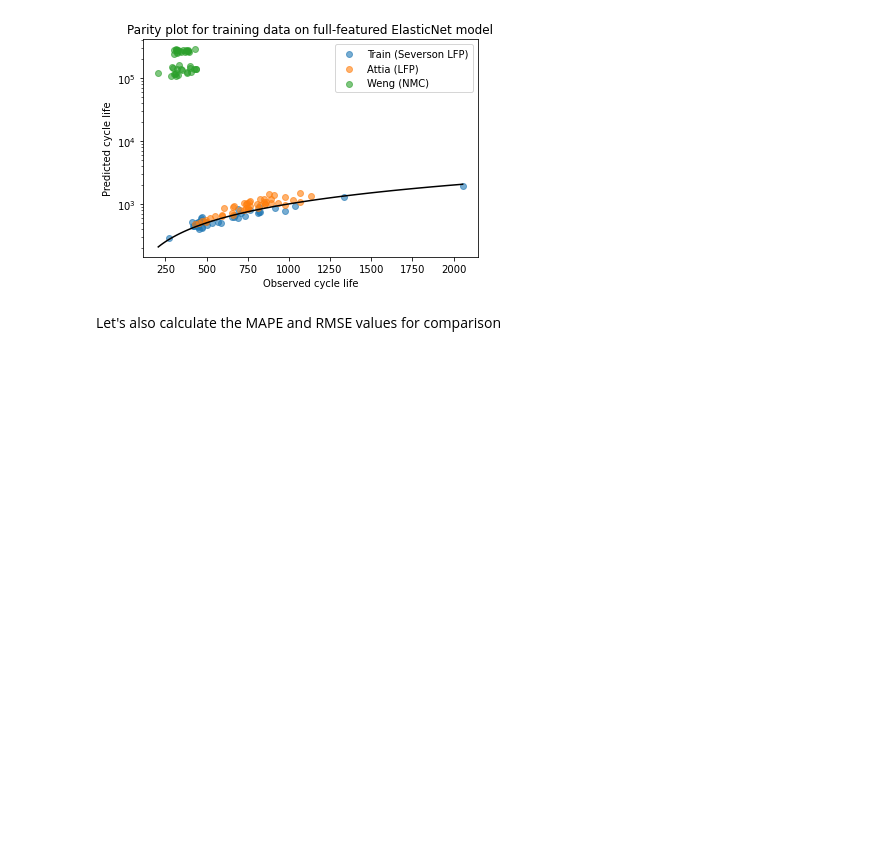
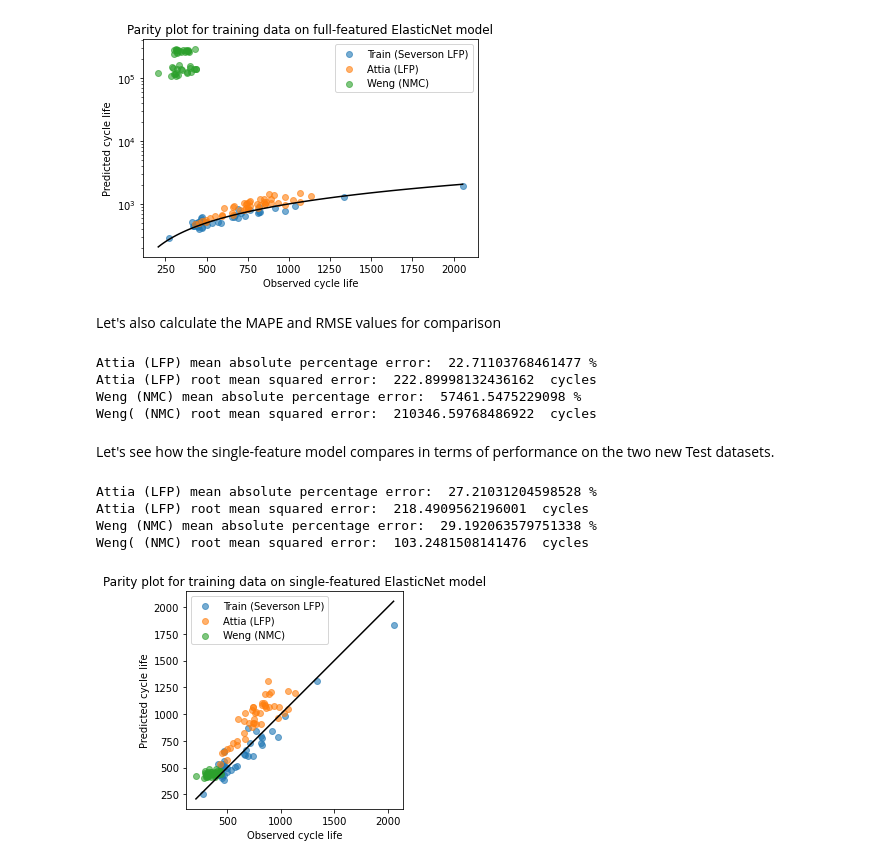
Before and after one commit to Voltaiq/vce_Cycle-Life-Prediction-Tutorial_1451ae38, a Jupyter notebook: main.ipynb, the cells around one changed output. Cells and saved outputs as stored; diff of their text form; code cells hidden in the pictures; blank space fills up the shorter version.

```diff
--- a/main.ipynb
+++ b/main.ipynb
@@ -365,5 +425,50 @@ plt.show()
 [figure]
 # %% [markdown]
 Let's also calculate the MAPE and RMSE values for comparison
+# %%
+attia_mape = 100*mean_absolute_percentage_error(np.power(10, y_attia), np.power(10, attia_predict))
+attia_rmse = mean_squared_error(np.power(10, y_attia), np.power(10, attia_predict), squared=False)
+print("Attia (LFP) mean absolute percentage error: ", attia_mape, "%")
+print("Attia (LFP) root mean squared error: ", attia_rmse, " cycles")
+weng_mape = 100*mean_absolute_percentage_error(np.power(10, y_weng), np.power(10, weng_predict))
+weng_rmse = mean_squared_error(np.power(10, y_weng), np.power(10, weng_predict), squared=False)
+print("Weng (NMC) mean absolute percentage error: ", weng_mape, "%")
+print("Weng( (NMC) root mean squared error: ", weng_rmse, " cycles")
+# %% [output]
+Attia (LFP) mean absolute percentage error:  22.71103768461477 %
+Attia (LFP) root mean squared error:  222.89998132436162  cycles
+Weng (NMC) mean absolute percentage error:  57461.5475229098 %
+Weng( (NMC) root mean squared error:  210346.59768486922  cycles
+# %% [markdown]
+Let's see how the single-feature model compares in terms of performance on the two new Test datasets.
+# %%
+attia_predict_single = pipe_single.predict(np.array(X_attia.var_deltaQ).reshape(-1, 1))
+weng_predict_single = pipe_single.predict(np.array(X_weng.var_deltaQ).reshape(-1, 1))
+attia_mape_single = 100*mean_absolute_percentage_error(np.power(10, y_attia), np.power(10, attia_predict_single))
+attia_rmse_single = mean_squared_error(np.power(10, y_attia), np.power(10, attia_predict_single), squared=False)
+print("Attia (LFP) mean absolute percentage error: ", attia_mape_single, "%")
+print("Attia (LFP) root mean squared error: ", attia_rmse_single, " cycles")
+weng_mape_single = 100*mean_absolute_percentage_error(np.power(10, y_weng), np.power(10, weng_predict_single))
+weng_rmse_single = mean_squared_error(np.power(10, y_weng), np.power(10, weng_predict_single), squared=False)
+print("Weng (NMC) mean absolute percentage error: ", weng_mape_single, "%")
+print("Weng( (NMC) root mean squared error: ", weng_rmse_single, " cycles")
+plt.scatter(10**y_train,10**predicted_train_cycle_life, alpha = 0.6, label="Train (Severson LFP)")
+plt.scatter(10**y_attia,10**attia_predict_single, alpha = 0.6, label="Attia (LFP)")
+plt.scatter(10**y_weng,10**weng_predict_single, alpha = 0.6, label="Weng (NMC)")
+min_axis = 10**min([min(y_train),min(predicted_train_cycle_life),min(y_attia),min(attia_predict_single),min(y_weng)])
+max_axis = 10**max([max(y_train),max(predicted_train_cycle_life),max(y_attia),max(attia_predict_single),max(y_weng)])
+plt.plot([min_axis,max_axis],[min_axis,max_axis],'k')
+plt.xlabel('Observed cycle life')
+plt.ylabel('Predicted cycle life')
+plt.title("Parity plot for training data on single-featured ElasticNet model")
+plt.legend()
+plt.axis('square')
+plt.show()
+# %% [output]
+Attia (LFP) mean absolute percentage error:  27.21031204598528 %
+Attia (LFP) root mean squared error:  218.4909562196001  cycles
+Weng (NMC) mean absolute percentage error:  29.192063579751338 %
+Weng( (NMC) root mean squared error:  103.2481508141476  cycles
+[figure, added]
 # %% [markdown]
 ## Summary
```
Also changed, not shown: parts of 23 cells of this notebook.
